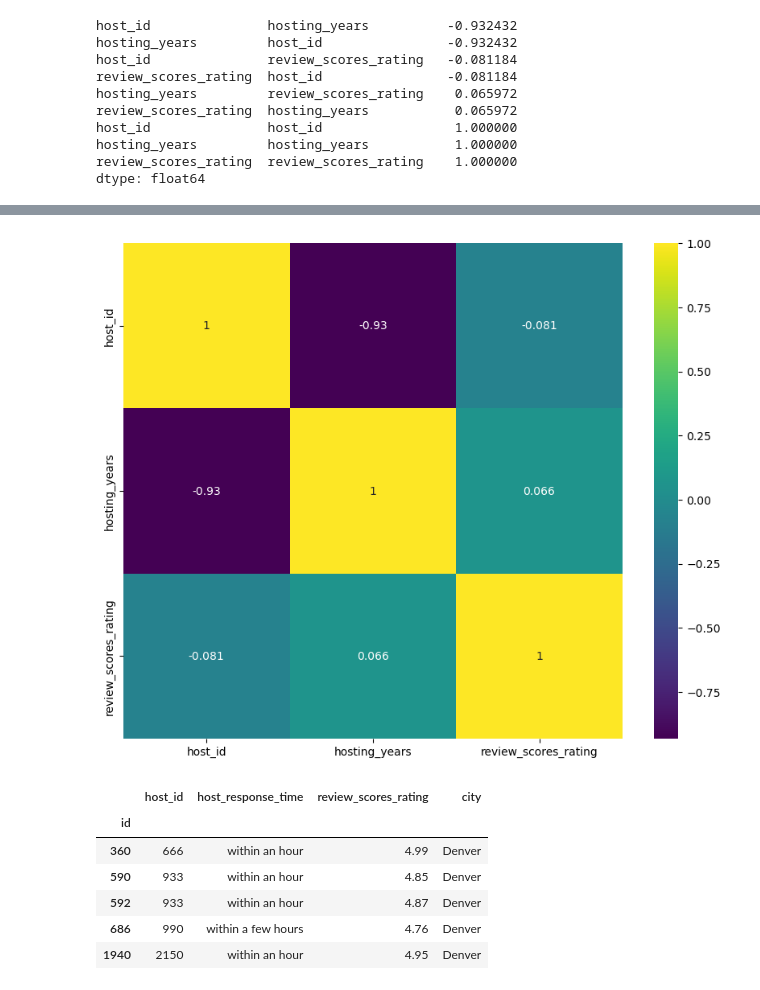
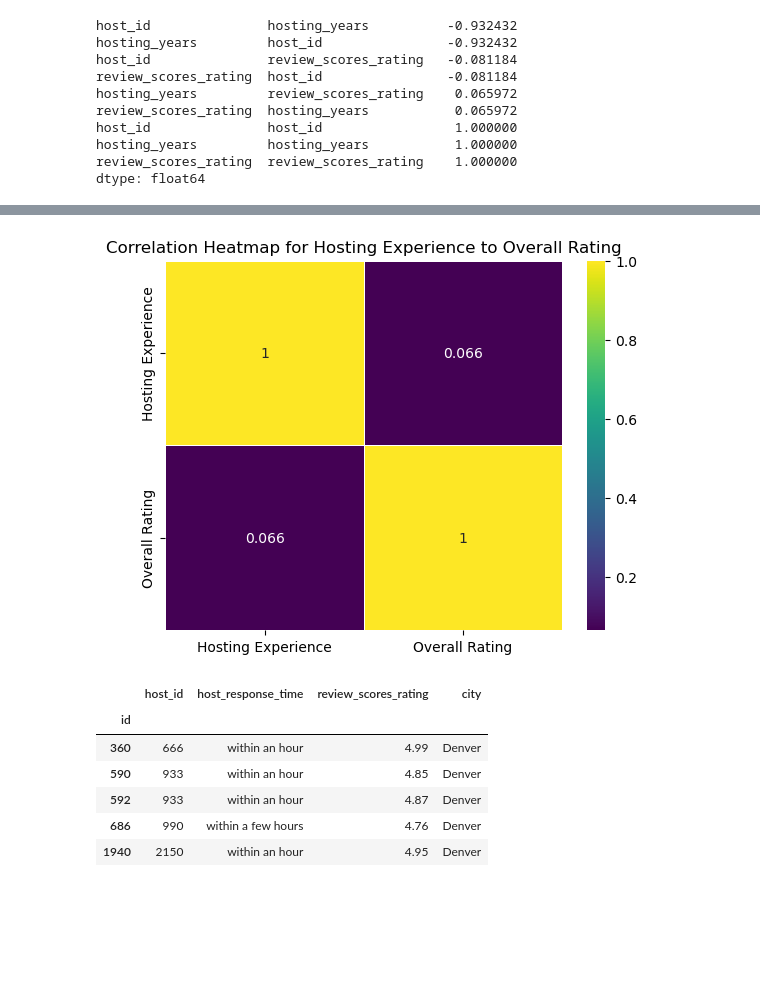
Before and after one commit to bmckimmy/Panda-o-rama, a Jupyter notebook: SB_files/sb_host.ipynb, the cells around one changed output, grey strips where cells are left out. Drawn from its saved outputs; the diff is of its cells as text; code cells hidden in the pictures; blank space fills up the shorter version.

```diff
--- a/SB_files/sb_host.ipynb
+++ b/SB_files/sb_host.ipynb
@@ -465,9 +438,11 @@ plt.show()
-# %%
-plt.figure(figsize=(10, 8))
-sns.heatmap(corr, annot=True, cmap="viridis")
-plt.show()
-# %% [output]
-[figure, removed]
+# %%
+#SLIDE #9 To simplify the heatmap - isolate on the two items we're exploring - hosting years: review_scores_rating
+corr = no_city_yrs_review[["hosting_years","review_scores_rating"]].corr()
+sns.heatmap(corr, annot=True, cmap="viridis",linewidths=.5, yticklabels=["Hosting Experience", "Overall Rating"], xticklabels=["Hosting Experience", "Overall Rating"])
+plt.title('Correlation Heatmap for Hosting Experience to Overall Rating')
+plt.show()
+# %% [output]
+[figure, added]
 # %%
 #now look at the responsiveness of the host to the rating
 response_to_rating= pd.DataFrame(host_info_cleaned_df[["id","host_id", "host_response_time", "review_scores_rating", "city"]])
```
Also changed, not shown: parts of 38 cells of this notebook.
